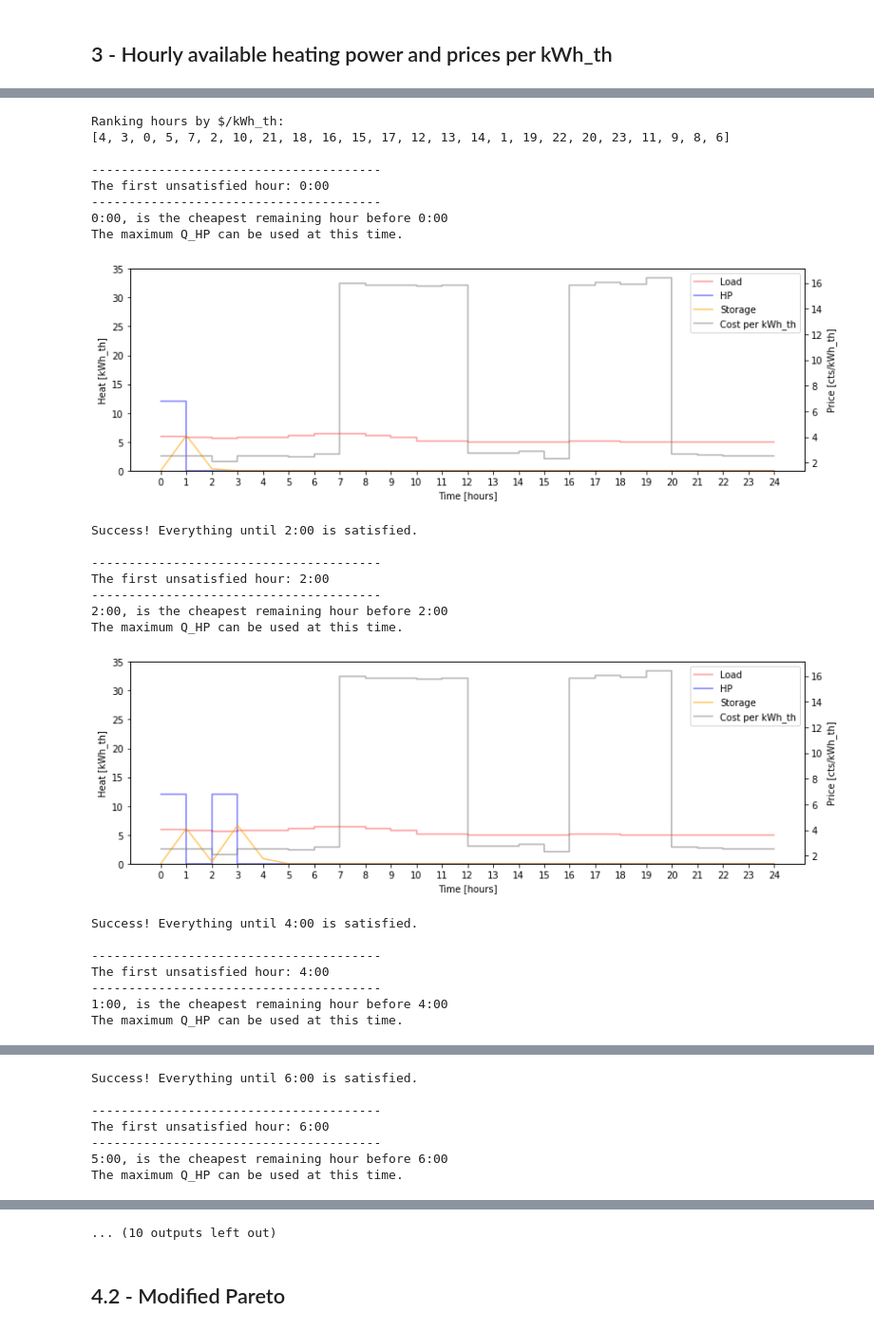
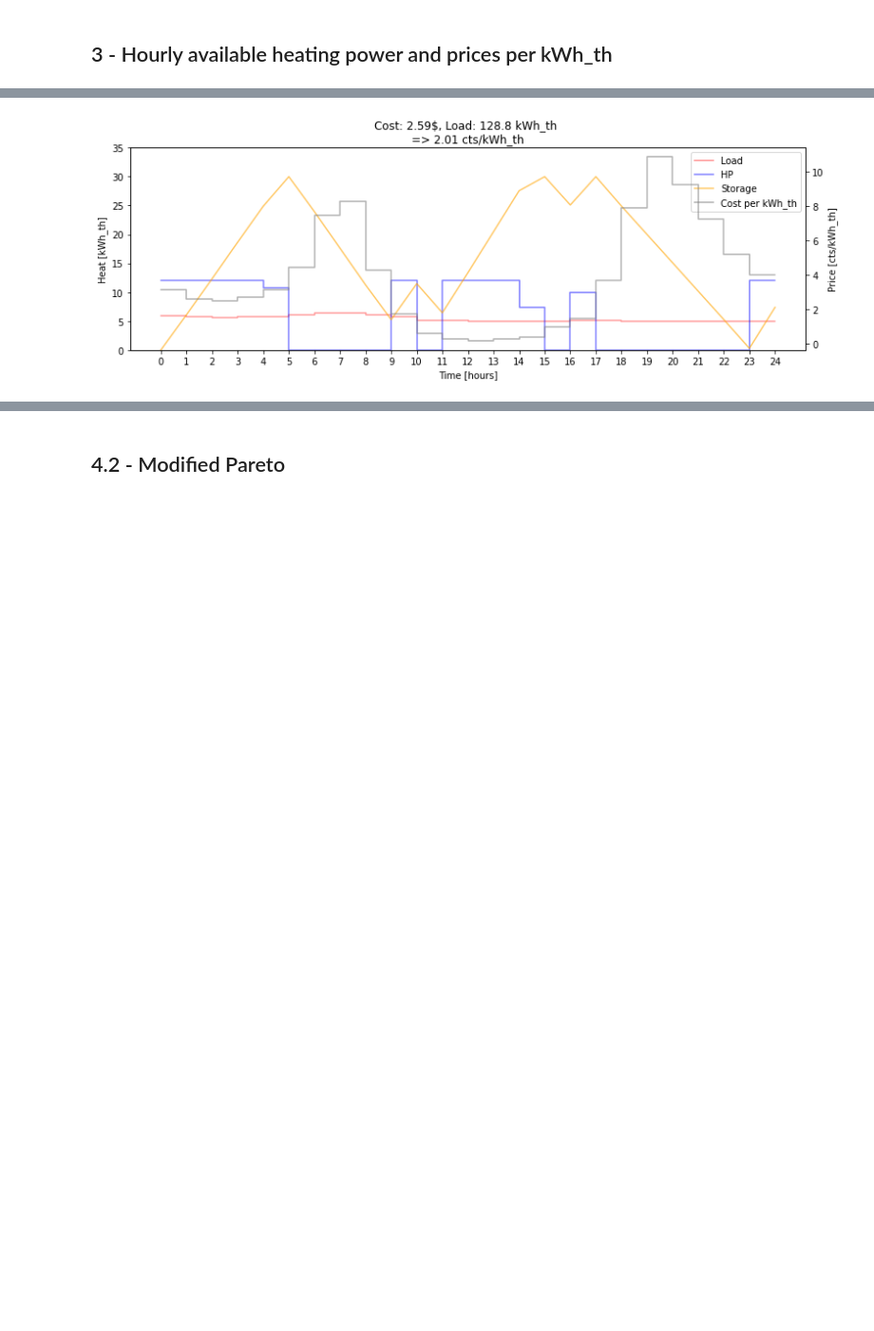
Before and after one commit to thdfw/master_thesis, a Jupyter notebook: data_driven_control/pareto.ipynb, the cells around one changed output, grey strips where cells are left out. Shown at 95% size. Cells and saved outputs as stored; diff of their text form; code cells hidden in the pictures; blank space fills up the shorter version.

Commit message:
Improved algorithm with cheaper prices ahead

```diff
--- a/data_driven_control/pareto.ipynb
+++ b/data_driven_control/pareto.ipynb
@@ -101,7 +101,7 @@ COP:
 ## 2 - Forecasts and parameters
 # %%
 gridworks_prices = True
-peter_prices = False
+peter_prices = True
 
 # Electricity prices [cts/kWh] option 1 (GridWorks)
 if gridworks_prices:
@@ -193,7 +213,7 @@ def get_ranges_and_costs(c_el, T_OA_list, T_HP_in, PRINT):
 
         if PRINT:
             print("\n----------------------------------------")
-            print(f"Hour {i+1} ({T_OA_list[i]}°C outside, {c_el[i]} cts/kWh)")
+            print(f"Hour {i+1} ({T_OA_list[i]}°C outside, {round(c_el[i],2)} cts/kWh)")
             print("----------------------------------------\n")
 
         Q_HP_min, Q_HP_max, cost_th = get_LWT_options(T_OA_list[i], c_el[i], T_HP_in, PRINT)
@@ -205,4 +225,4 @@ def get_ranges_and_costs(c_el, T_OA_list, T_HP_in, PRINT):
 
     return Q_HP_min_list, Q_HP_max_list, cost_th_list
 
-Q_HP_min_list, Q_HP_max_list, cost_th_list = get_ranges_and_costs(c_el, T_OA_list, T_HP_in, True)
+Q_HP_min_list, Q_HP_max_list, cost_th_list = get_ranges_and_costs(c_el, T_OA_list, T_HP_in, False)
@@ -226,0 +229,25 @@ The Q_HP range for this LWT is => [6.1, 12] kW
+# %%
+# Duplicate the last element of the hourly data for the plot
+c_el2 = c_el + [c_el[-1]]
+load2 = load + [load[-1]]
+Q_min2 = Q_HP_min_list + [Q_HP_min_list[-1]]
+Q_max2 = Q_HP_max_list + [Q_HP_max_list[-1]]
+cost_th_list2 = cost_th_list + [cost_th_list[-1]]
+
+fig, ax = plt.subplots(1,1, figsize=(13,4))
+ax2 = ax.twinx()
+ax2.step(range(N+1), c_el2, where='post', color='gray', alpha=0.8, label='Electricity price')
+ax2.step(range(N+1), cost_th_list2, where='post', color='gray', alpha=0.8, label='Electricity price per kWh_th', linestyle='dashed')
+ax.step(range(N+1), load2, where='post', color='red', alpha=0.8, label='Load')
+ax.step(range(N+1), Q_min2, where='post', color='blue', alpha=0.6, label='Minimum Q_HP', linestyle='dashed')
+ax.step(range(N+1), Q_max2, where='post', color='blue', alpha=0.6, label='Maximum Q_HP', linestyle='dotted')
+ax.step(range(N+1), [max_storage]*(N+1), where='post', color='orange', alpha=0.8, label='Maximum storage', linestyle='dotted')
+ax.set_ylim([0,35])
+ax.set_xticks(range(N+1))
+ax.set_xlabel("Time [hours]")
+ax.set_ylabel("Load [kWh]")
+ax2.set_ylabel("Price [cts/kWh]")
+lines1, labels1 = ax.get_legend_handles_labels()
+lines2, labels2 = ax2.get_legend_handles_labels()
+ax.legend(lines1 + lines2, labels1 + labels2)
+plt.show()
@@ -229,5 +258,5 @@ The Q_HP range for this LWT is => [6.1, 12] kW
 # %%
-def get_pareto(cost_th_list, load, max_storage, PRINT):
+def get_pareto_original(cost_th_list, load, max_storage, PRINT):
 
     # Treat for duplicates
     for i in range(N):
@@ -371,61 +400,38 @@ def get_pareto(cost_th_list, load, max_storage, PRINT):
     return Q_HP, storage, ok, total_cost, total_energy
 # %%
 # Get the solution from the pareto algorithm
-Q_HP, storage, ok, total_cost, total_energy = get_pareto(cost_th_list, load, max_storage, True)
+Q_HP, storage, ok, total_cost, total_energy = get_pareto_original(cost_th_list, load, max_storage, False)
 
 # Duplicate the last element of the hourly data for the plot
 cost_th_list2 = cost_th_list + [cost_th_list[-1]]
 Q_HP = [round(x,3) for x in Q_HP + [Q_HP[-1]]]
 load2 = load + [load[-1]]
 
 # Plot the state of the system
 fig, ax = plt.subplots(1,1, figsize=(13,4))
 plt.title(f"Cost: {total_cost}$, Load: {total_energy} kWh_th \n=> {round(100*total_cost/total_energy,2)} cts/kWh_th")
 ax2 = ax.twinx()
 ax2.step(range(N+1), cost_th_list2, where='post', color='gray', alpha=0.6, label='Cost per kWh_th')
 ax.step(range(N+1), load2, where='post', color='red', alpha=0.4, label='Load')
 ax.step(range(N+1), Q_HP, where='post', color='blue', alpha=0.5, label='HP')
 ax.plot(storage, color='orange', alpha=0.6, label='Storage')
 ax.set_ylim([0,35])
 ax.set_xticks(range(N+1))
 ax.set_xlabel("Time [hours]")
 ax.set_ylabel("Heat [kWh_th]")
 ax2.set_ylabel("Price [cts/kWh_th]")
 lines1, labels1 = ax.get_legend_handles_labels()
 lines2, labels2 = ax2.get_legend_handles_labels()
 ax.legend(lines1 + lines2, labels1 + labels2)
 
 start_idx = None
 for i, value in enumerate(ok):
     if value == 1 and start_idx is None:
         start_idx = i
     elif value == 0 and start_idx is not None:
         ax.axvspan(start_idx, i, facecolor='red', alpha=0.1)
         start_idx = None
 
 plt.show()
 # %% [output]
-Ranking hours by $/kWh_th:
-[4, 3, 0, 5, 7, 2, 10, 21, 18, 16, 15, 17, 12, 13, 14, 1, 19, 22, 20, 23, 11, 9, 8, 6]
-
----------------------------------------
-The first unsatisfied hour: 0:00
----------------------------------------
-0:00, is the cheapest remaining hour before 0:00
-The maximum Q_HP can be used at this time.
-[figure, old version]
+[figure, new version]
-Success! Everything until 2:00 is satisfied.
-
----------------------------------------
-The first unsatisfied hour: 2:00
----------------------------------------
-2:00, is the cheapest remaining hour before 2:00
-The maximum Q_HP can be used at this time.
-[figure, removed]
-Success! Everything until 4:00 is satisfied.
-
----------------------------------------
-The first unsatisfied hour: 4:00
----------------------------------------
-1:00, is the cheapest remaining hour before 4:00
-The maximum Q_HP can be used at this time.
@@ -433,7 +437,0 @@ The maximum Q_HP can be used at this time.
-Success! Everything until 6:00 is satisfied.
-
----------------------------------------
-The first unsatisfied hour: 6:00
----------------------------------------
-5:00, is the cheapest remaining hour before 6:00
-The maximum Q_HP can be used at this time.
@@ -462,4 +438,3 @@ Feasible, reduced the HP power.
-... (10 outputs left out)
 # %% [markdown]
 ## 4.2 - Modified Pareto
 # %%
```
Also changed, not shown: parts of 17 cells of this notebook, 2 other files.
